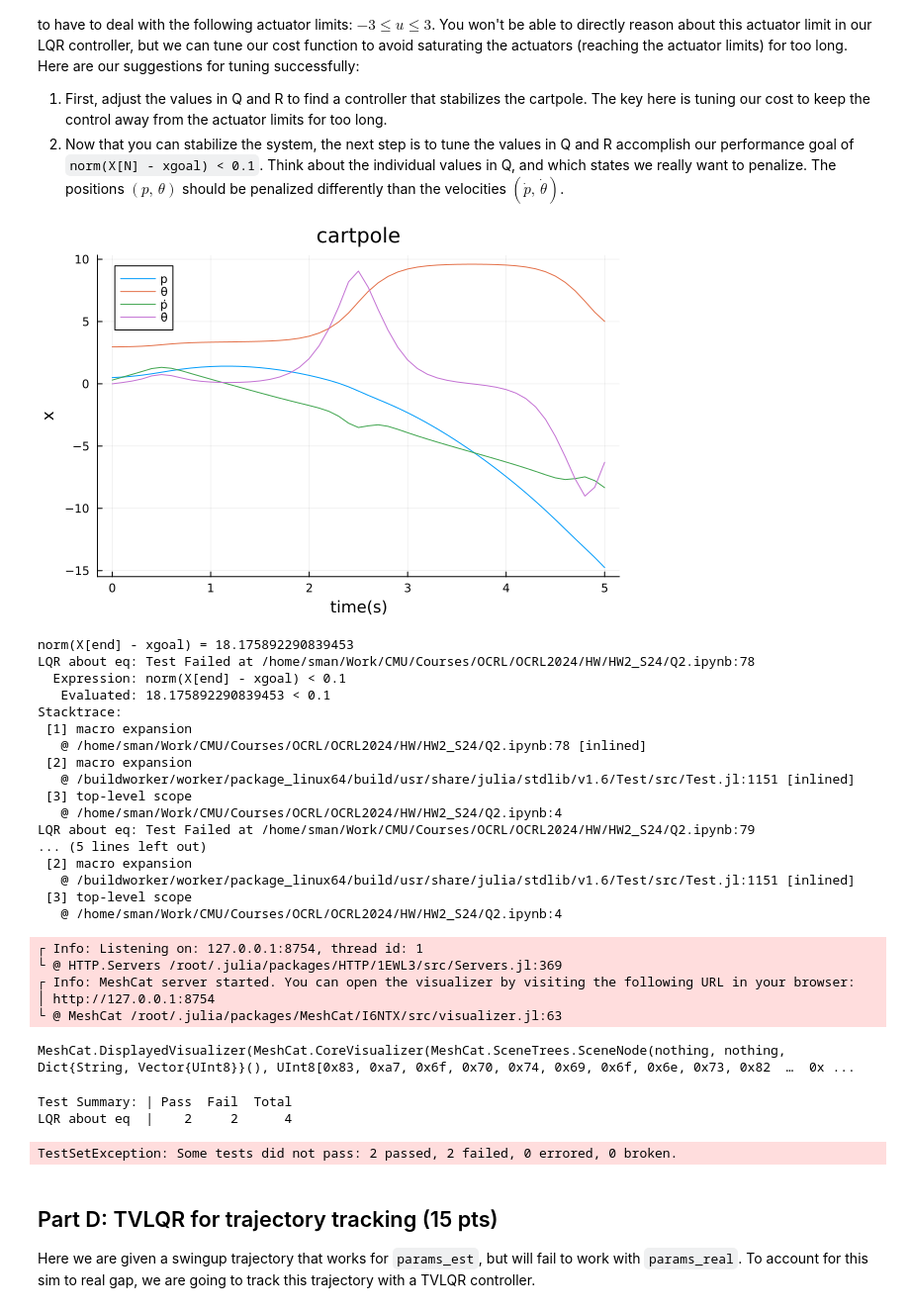
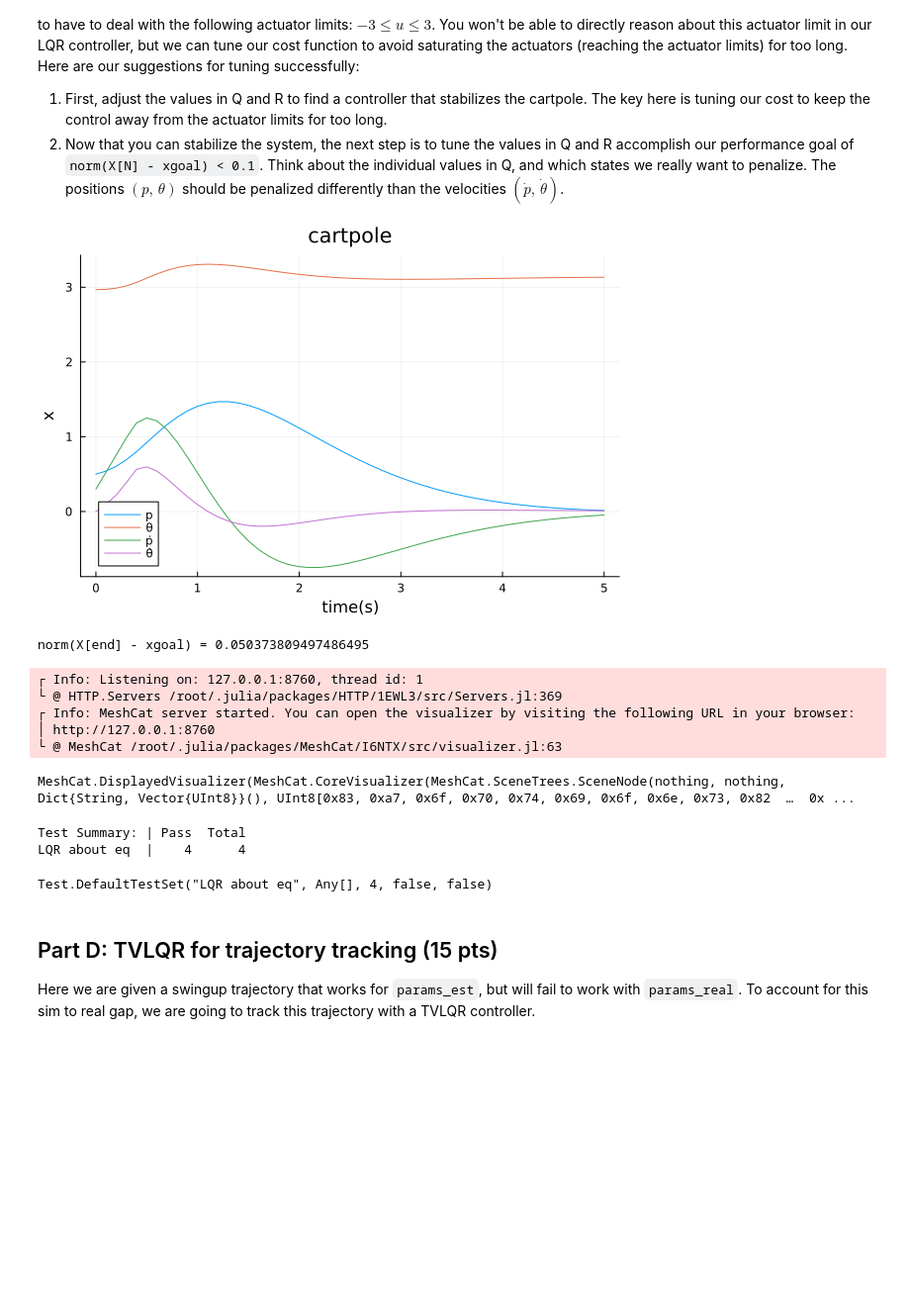
Before and after one commit to stevenwman/OCRL2024, a Jupyter notebook: HW/HW2_S24/Q2.ipynb, the cells around one changed output. Shown: that part at 99% size. Cells and saved outputs as stored; diff of their text form; code cells hidden in the pictures; blank space fills up the shorter version.

```diff
--- a/HW/HW2_S24/Q2.ipynb
+++ b/HW/HW2_S24/Q2.ipynb
@@ -385,7 +385,7 @@ which says that the L2 norm of the state at 5 seconds (last timestep in our simu
     # TODO: solve for the infinite horizon LQR gain Kinf
 
     # cost terms
-    Q = diagm([10,1/0.5,100,1/0.05])
+    Q = diagm([10,10,1,10])
     R = 10*diagm(ones(nu))
 
     Kinf = zeros(1,4)
@@ -420,60 +420,44 @@ which says that the L2 norm of the state at 5 seconds (last timestep in our simu
     U = [zeros(1) for i = 1:N-1]
 
     # TODO: simulate this controlled system with rk4(params_real, ...)
     # TODO: make sure you clamp the control input with clamp.(U[i], -3.0, 3.0)
 
     for ii = 2:N
         U[ii-1] = clamp.(-Kinf*(X[ii-1]-xgoal),-3,3)
         X[ii] = rk4(params_real, X[ii-1],U[ii-1], dt)
     end
 
     @show norm(X[end] - xgoal)
 
     # ---------------tests and plots/animations---------------
     @test X[1] == x0  # initial condition is used
     @test norm(X[end])>0 # end is nonzero
     @test norm(X[end] - xgoal) < 0.1 # within 0.1 of the goal
     @test norm(vcat(U...), Inf) <= 3.0 # actuator limits are respected
 
     Xm = hcat(X...)
     display(plot(t_vec,Xm',title = "cartpole",
                  xlabel = "time(s)", ylabel = "x",
                  label = ["p" "θ" "ṗ" "θ̇"]))
 
     # animation stuff
     display(animate_cartpole(X, dt))
     # ---------------tests and plots/animations---------------
 
 
 end
 # %% [output]
-[figure, old version]
+[figure, new version]
-norm(X[end] - xgoal) = 18.175892290839453
-LQR about eq: Test Failed at /home/sman/Work/CMU/Courses/OCRL/OCRL2024/HW/HW2_S24/Q2.ipynb:78
-  Expression: norm(X[end] - xgoal) < 0.1
-   Evaluated: 18.175892290839453 < 0.1
-Stacktrace:
- [1] macro expansion
-   @ /home/sman/Work/CMU/Courses/OCRL/OCRL2024/HW/HW2_S24/Q2.ipynb:78 [inlined]
- [2] macro expansion
-   @ /buildworker/worker/package_linux64/build/usr/share/julia/stdlib/v1.6/Test/src/Test.jl:1151 [inlined]
- [3] top-level scope
-   @ /home/sman/Work/CMU/Courses/OCRL/OCRL2024/HW/HW2_S24/Q2.ipynb:4
-LQR about eq: Test Failed at /home/sman/Work/CMU/Courses/OCRL/OCRL2024/HW/HW2_S24/Q2.ipynb:79
-... (5 lines left out)
- [2] macro expansion
-   @ /buildworker/worker/package_linux64/build/usr/share/julia/stdlib/v1.6/Test/src/Test.jl:1151 [inlined]
- [3] top-level scope
-   @ /home/sman/Work/CMU/Courses/OCRL/OCRL2024/HW/HW2_S24/Q2.ipynb:4
+norm(X[end] - xgoal) = 0.050373809497486495
-┌ Info: Listening on: 127.0.0.1:8754, thread id: 1
+┌ Info: Listening on: 127.0.0.1:8760, thread id: 1
 └ @ HTTP.Servers /root/.julia/packages/HTTP/1EWL3/src/Servers.jl:369
 ┌ Info: MeshCat server started. You can open the visualizer by visiting the following URL in your browser:
-│ http://127.0.0.1:8754
+│ http://127.0.0.1:8760
 └ @ MeshCat /root/.julia/packages/MeshCat/I6NTX/src/visualizer.jl:63
 MeshCat.DisplayedVisualizer(MeshCat.CoreVisualizer(MeshCat.SceneTrees.SceneNode(nothing, nothing, Dict{String, Vector{UInt8}}(), UInt8[0x83, 0xa7, 0x6f, 0x70, 0x74, 0x69, 0x6f, 0x6e, 0x73, 0x82  …  0x ...
-Test Summary: | Pass  Fail  Total
-LQR about eq  |    2     2      4
+Test Summary: | Pass  Total
+LQR about eq  |    4      4
-TestSetException: Some tests did not pass: 2 passed, 2 failed, 0 errored, 0 broken.
+Test.DefaultTestSet("LQR about eq", Any[], 4, false, false)
 # %% [markdown]
 ## Part D: TVLQR for trajectory tracking (15 pts)
 
```
